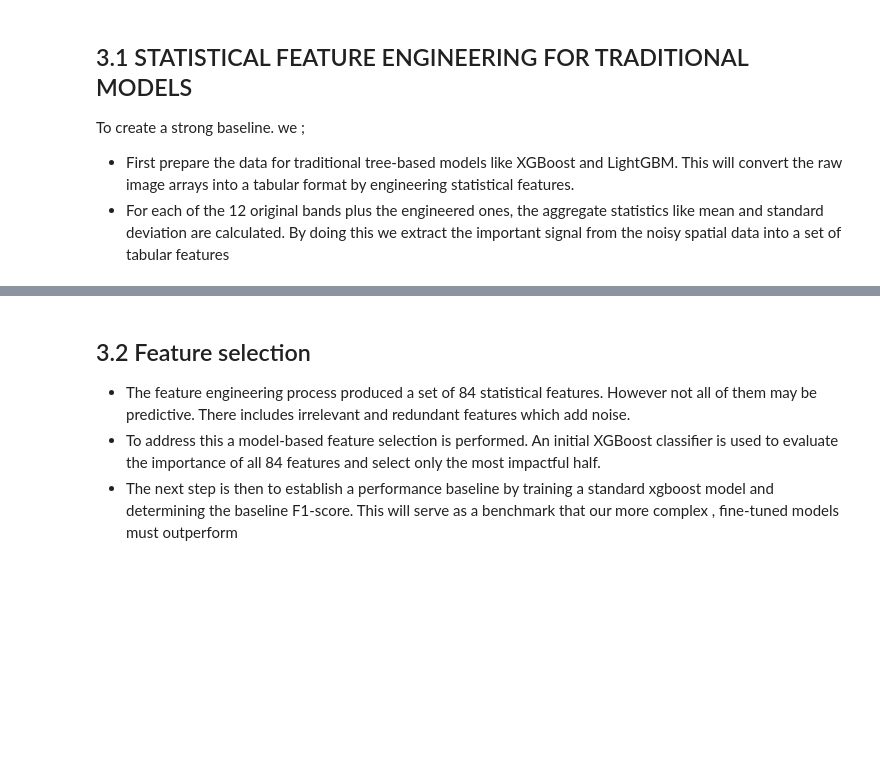
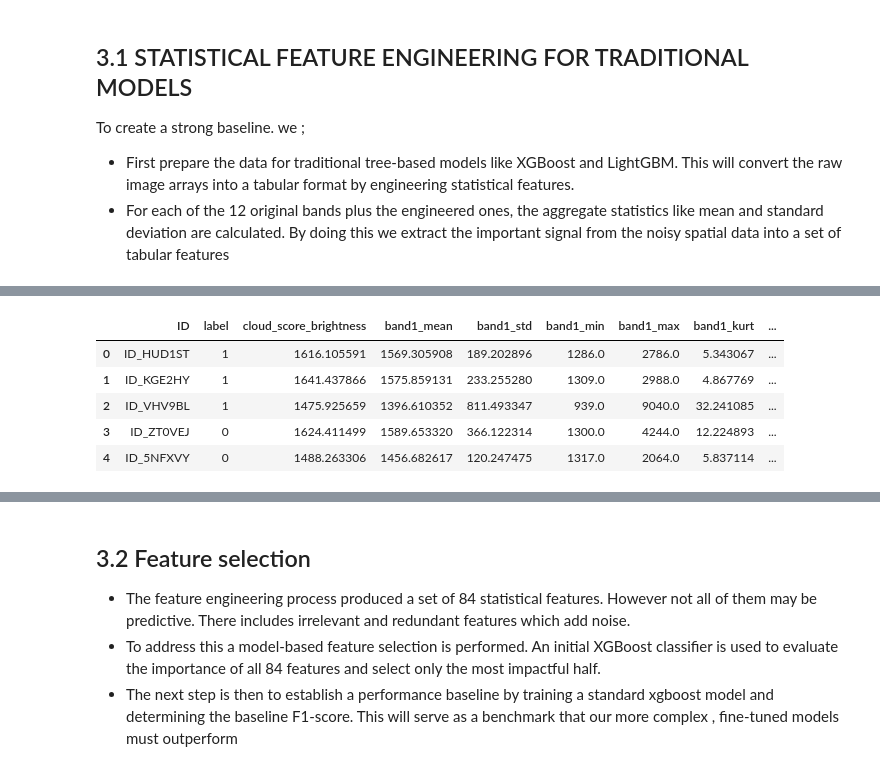
Before and after one commit to Klisters-design/Landslide-Classification, a Jupyter notebook: LandslideDetection.ipynb, the cells around one changed output, grey strips where cells are left out. Drawn from its saved outputs; the diff is of its cells as text; code cells hidden in the pictures; blank space fills up the shorter version.

Commit message:
Kaggle Notebook | CNN-Tree-markdowns(version) | Version 14

```diff
--- a/LandslideDetection.ipynb
+++ b/LandslideDetection.ipynb
@@ -264,25 +267,6 @@ print("-" * 30)
 
 print(f".npy Training data path: {TRAIN_NPY_PATH}")
 print(f".npy Test data path: {TEST_NPY_PATH}")
-
-# Function to load a single image
-def load_npy_image(image_id, folder_path):
-    """Loads a single .npy file into a numpy array."""
-    image_path = os.path.join(folder_path, f"{image_id}.npy")
-    img = np.load(image_path, mmap_mode='r') # Use memory mapping for efficiency
-    return img.astype('float32')
-
-# Load all training and test images into memory
-print("\nLoading raw .npy files into memory for feature engineering...")
-X_train_npy = np.array([load_npy_image(image_id, TRAIN_NPY_PATH) for image_id in full_train_df['ID']])
-X_test_npy = np.array([load_npy_image(image_id, TEST_NPY_PATH) for image_id in test_df['ID']])
-
-# Get the corresponding labels for the training data
-y_train_labels = full_train_df['label'].values
-print("...loading complete.")
-print(f"\nShape of X_train_npy (raw training images): {X_train_npy.shape}")
-print(f"Shape of X_test_npy (raw test images): {X_test_npy.shape}")
-print(f"Shape of y_train_labels (training labels): {y_train_labels.shape}")
 # %% [output]
 Full training dataset has 7147 samples.
 Test dataset has 5398 samples.
@@ -602,0 +490,66 @@ Preview of the first 5 rows of the new training DataFrame:
+# %%
+# ## 3.1 STATISTICAL FEATURE ENGINEERING FOR TRADITIONAL MODELS (FROM .NPY FILES)
+
+# --- Step 1: Load data from .npy files just for this section ---
+print("--- Loading raw .npy files into memory for tree model feature engineering... ---")
+
+# Helper function to load a single image
+def load_npy_image(image_id, folder_path):
+    image_path = os.path.join(folder_path, f"{image_id}.npy")
+    img = np.load(image_path, mmap_mode='r')
+    return img.astype('float32')
+
+# Load the training images into a temporary NumPy array
+# NOTE: We use "full_train_df" to ensure this works whether you are sampling or not
+X_train_npy_temp = np.array([load_npy_image(image_id, TRAIN_NPY_PATH) for image_id in full_train_df['ID']])
+print(f"...loading complete. Shape of temporary training data: {X_train_npy_temp.shape}")
+
+# --- Step 2: Perform your original statistical feature engineering ---
+
+def extract_additional_features(img_array):
+    """Calculates derived indices like NDVI and NDWI."""
+    red, green, nir = img_array[..., 0], img_array[..., 1], img_array[..., 3]
+    epsilon = 1e-7
+    ndvi = (nir - red) / (nir + red + epsilon)
+    ndwi = (green - nir) / (green + nir + epsilon)
+    return np.concatenate([img_array, ndvi[..., np.newaxis], ndwi[..., np.newaxis]], axis=-1)
+
+print("\nCalculating derived indices (like NDVI) for training data...")
+X_train_with_indices = extract_additional_features(X_train_npy_temp)
+
+def create_statistical_features_df(df, image_features_array):
+    """Calculates aggregate statistics for each channel."""
+    stats_df = df.copy()
+    band_names = [f'band{i+1}' for i in range(12)] + ['ndvi', 'ndwi']
+    # Calculate the mean brightness across RGB channels for each image
+    # The input `image_features_array` contains the original 12 bands first.
+    print("Adding cloud score (mean brightness) to statistical features...")
+    rgb_data = image_features_array[:, :, :, :3]
+    stats_df['cloud_score_brightness'] = np.mean(rgb_data, axis=(1, 2, 3))
+    print(f"\nGenerating statistical features for {len(stats_df)} samples...")
+    for i, name in enumerate(band_names):
+        channel_data = image_features_array[:, :, :, i]
+        stats_df[f'{name}_mean'] = channel_data.mean(axis=(1, 2))
+        stats_df[f'{name}_std']  = channel_data.std(axis=(1, 2))
+        stats_df[f'{name}_min']  = channel_data.min(axis=(1, 2))
+        stats_df[f'{name}_max']  = channel_data.max(axis=(1, 2))
+        stats_df[f'{name}_kurt'] = kurtosis(channel_data, axis=(1, 2), fisher=True)
+        stats_df[f'{name}_skew'] = skew(channel_data, axis=(1, 2))
+    print("...statistical features created successfully.")
+    return stats_df
+
+# Create the final tabular DataFrame for your tree models
+training_df_stats = create_statistical_features_df(full_train_df, X_train_with_indices)
+
+# --- Step 3: IMPORTANT - Clean up memory ---
+print("\n--- Cleaning up temporary NumPy arrays to free up RAM... ---")
+del X_train_npy_temp
+del X_train_with_indices
+import gc
+gc.collect()
+print("--- Memory freed. Proceeding to CNN pipeline. ---")
+
+# Display a preview
+print("\nPreview of the training DataFrame for tree models:")
+display(training_df_stats.head())
+# %% [output]
@@ -602,0 +569,6 @@ Preview of the first 5 rows of the new training DataFrame:
+|  | ID | label | cloud_score_brightness | band1_mean | band1_std | band1_min | band1_max | band1_kurt | ... |
+| 0 | ID_HUD1ST | 1 | 1616.105591 | 1569.305908 | 189.202896 | 1286.0 | 2786.0 | 5.343067 | ... |
+| 1 | ID_KGE2HY | 1 | 1641.437866 | 1575.859131 | 233.255280 | 1309.0 | 2988.0 | 4.867769 | ... |
+| 2 | ID_VHV9BL | 1 | 1475.925659 | 1396.610352 | 811.493347 | 939.0 | 9040.0 | 32.241085 | ... |
+| 3 | ID_ZT0VEJ | 0 | 1624.411499 | 1589.653320 | 366.122314 | 1300.0 | 4244.0 | 12.224893 | ... |
+| 4 | ID_5NFXVY | 0 | 1488.263306 | 1456.682617 | 120.247475 | 1317.0 | 2064.0 | 5.837114 | ... |
```
Also changed, not shown: parts of 34 cells of this notebook.
